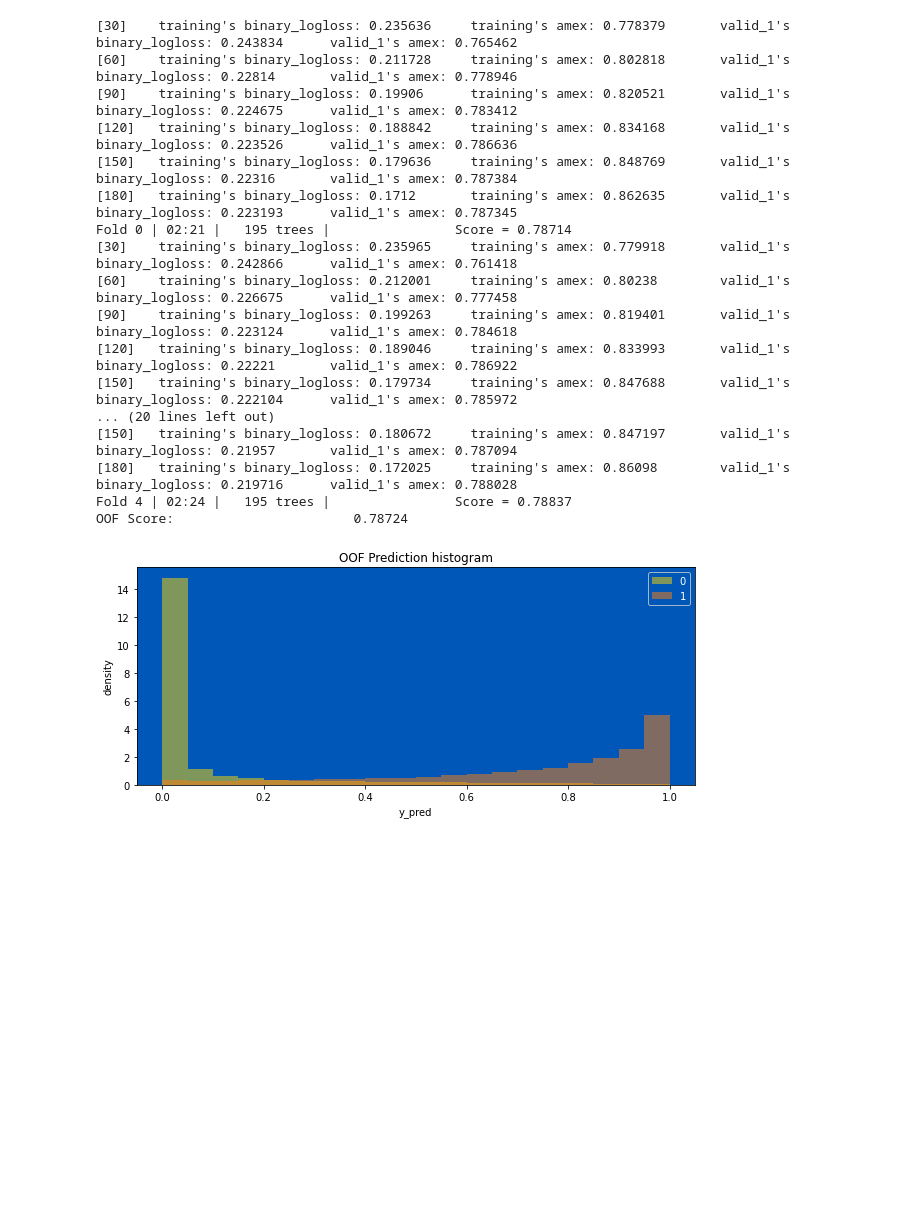
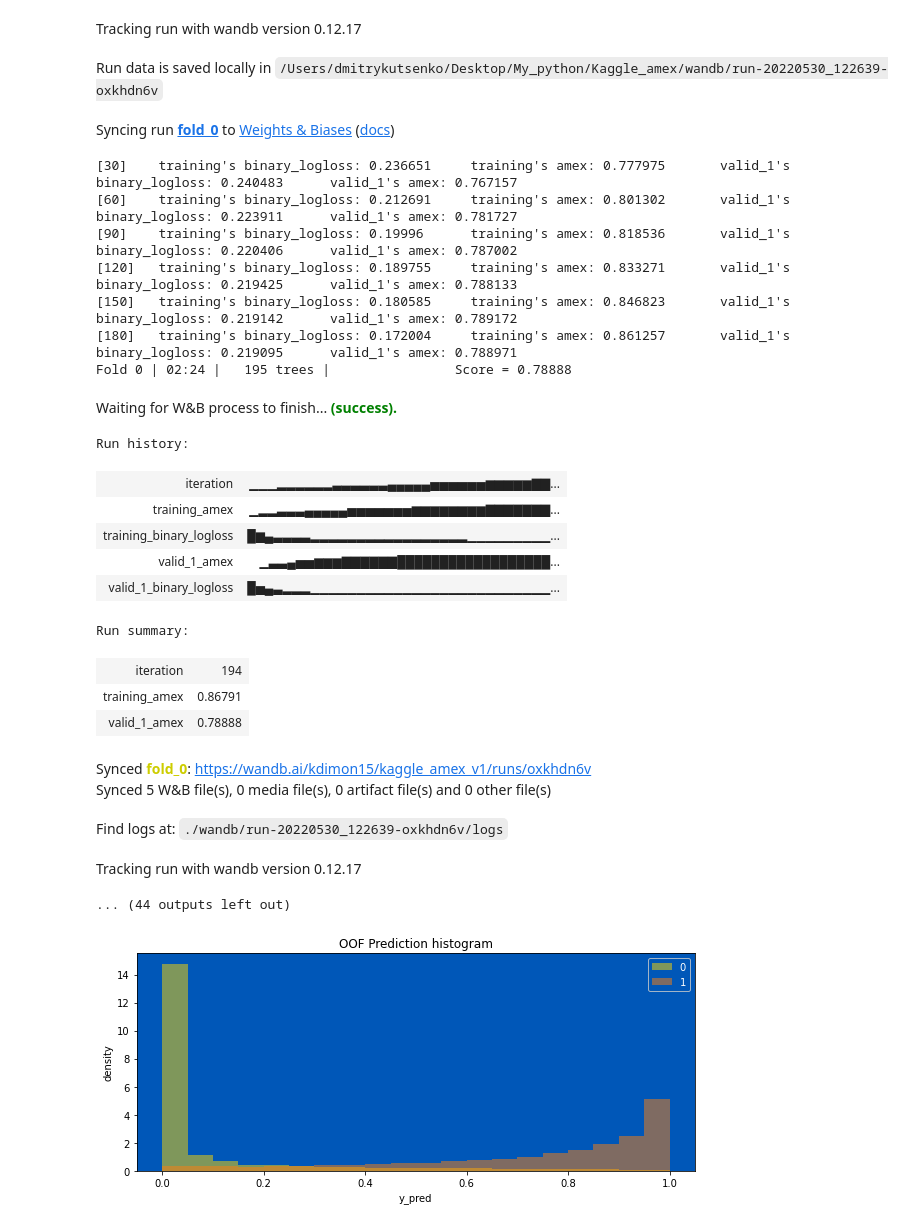
Before and after one commit to kdimon15/kaggle_AMEX, a Jupyter notebook: train.ipynb, the cells around one changed output. Drawn from its saved outputs; the diff is of its cells as text; code cells hidden in the pictures; blank space fills up the shorter version.

```diff
--- a/train.ipynb
+++ b/train.ipynb
@@ -109,65 +134,74 @@ test_data = pd.concat([test_data, df_avg], axis=1)
 # %%
-def my_booster(random_state=1, n_estimators=195):
+def my_booster(random_state=CFG['seed'], n_estimators=CFG['lgbm']['num_estimators']):
     return LGBMClassifier(n_estimators=n_estimators,
-                          min_child_samples=2400,
-                          num_leaves=127,
-                          max_bins=511, random_state=random_state)
-
-ONLY_FIRST_FOLD = False
+                          min_child_samples=CFG['lgbm']['min_child_samples'],
+                          num_leaves=CFG['lgbm']['num_leaves'],
+                          max_bins=CFG['lgbm']['max_bins'], random_state=random_state)
 
 features = [f for f in train_data.columns if f not in ('customer_ID', 'target')]
 
 score_list = []
 y_pred_list = []
-kf = StratifiedKFold(n_splits=5, random_state=777)
+kf = StratifiedKFold(n_splits=CFG['num_folds'], random_state=CFG['seed'], shuffle=True)
 for fold, (idx_tr, idx_va) in enumerate(kf.split(train_data, target)):
     start_time = datetime.datetime.now()
     X_tr = train_data.iloc[idx_tr][features]
     X_va = train_data.iloc[idx_va][features]
     y_tr = target.iloc[idx_tr]
     y_va = target.iloc[idx_va]
 
+    train_ds = lightgbm.Dataset(X_tr, y_tr)
+    valid_ds = lightgbm.Dataset(X_va, y_va)
+
+    wandb.init(project="kaggle_amex_v1", name=f'fold_{fold}', entity="kdimon15", job_type='train', config=CFG)
     model = my_booster()
     with warnings.catch_warnings():
         warnings.filterwarnings('ignore', category=UserWarning)
         model.fit(X_tr, y_tr,
                   eval_set = [(X_tr, y_tr),(X_va, y_va)],
                   eval_metric=[lgb_amex_metric],
-                  callbacks=[log_evaluation(30)])
+                  callbacks=[log_evaluation(30), wandb_callback()])
 
     y_va_pred = model.predict_proba(X_va)[:,1]
     score = amex_metric(y_va.values, y_va_pred)
     n_trees = model.best_iteration_
     if n_trees is None: n_trees = model.n_estimators
     print(f"{Fore.GREEN}{Style.BRIGHT}Fold {fold} | {str(datetime.datetime.now() - start_time)[-12:-7]} |"
           f" {n_trees:5} trees |"
           f"                Score = {score:.5f}{Style.RESET_ALL}")
     score_list.append(score)
+    y_pred_list.append(model.predict_proba(test_data[features])[:,1])
+    gc.collect()
 
-    if INFERENCE:
-        y_pred_list.append(model.predict_proba(test_data[features])[:,1])
-
-    if ONLY_FIRST_FOLD: break # we only want the first fold
-
-print(f"{Fore.GREEN}{Style.BRIGHT}OOF Score:                       {np.mean(score_list):.5f}{Style.RESET_ALL}")
+    wandb.join()
+print(f"{Fore.RED}{Style.BRIGHT}OOF Score:   {np.mean(score_list):.5f}{Style.RESET_ALL}")
 # %% [output]
+Tracking run with wandb version 0.12.17
+Run data is saved locally in /Users/dmitrykutsenko/Desktop/My_python/Kaggle_amex/wandb/run-20220530_122639-oxkhdn6v
+Syncing run fold_0 to Weights & Biases (docs)
-[30]    training's binary_logloss: 0.235636     training's amex: 0.778379       valid_1's binary_logloss: 0.243834      valid_1's amex: 0.765462
-[60]    training's binary_logloss: 0.211728     training's amex: 0.802818       valid_1's binary_logloss: 0.22814       valid_1's amex: 0.778946
-[90]    training's binary_logloss: 0.19906      training's amex: 0.820521       valid_1's binary_logloss: 0.224675      valid_1's amex: 0.783412
-[120]   training's binary_logloss: 0.188842     training's amex: 0.834168       valid_1's binary_logloss: 0.223526      valid_1's amex: 0.786636
-[150]   training's binary_logloss: 0.179636     training's amex: 0.848769       valid_1's binary_logloss: 0.22316       valid_1's amex: 0.787384
-[180]   training's binary_logloss: 0.1712       training's amex: 0.862635       valid_1's binary_logloss: 0.223193      valid_1's amex: 0.787345
-Fold 0 | 02:21 |   195 trees |                Score = 0.78714
-[30]    training's binary_logloss: 0.235965     training's amex: 0.779918       valid_1's binary_logloss: 0.242866      valid_1's amex: 0.761418
-[60]    training's binary_logloss: 0.212001     training's amex: 0.80238        valid_1's binary_logloss: 0.226675      valid_1's amex: 0.777458
-[90]    training's binary_logloss: 0.199263     training's amex: 0.819401       valid_1's binary_logloss: 0.223124      valid_1's amex: 0.784618
-[120]   training's binary_logloss: 0.189046     training's amex: 0.833993       valid_1's binary_logloss: 0.22221       valid_1's amex: 0.786922
-[150]   training's binary_logloss: 0.179734     training's amex: 0.847688       valid_1's binary_logloss: 0.222104      valid_1's amex: 0.785972
-... (20 lines left out)
-[150]   training's binary_logloss: 0.180672     training's amex: 0.847197       valid_1's binary_logloss: 0.21957       valid_1's amex: 0.787094
-[180]   training's binary_logloss: 0.172025     training's amex: 0.86098        valid_1's binary_logloss: 0.219716      valid_1's amex: 0.788028
-Fold 4 | 02:24 |   195 trees |                Score = 0.78837
-OOF Score:                       0.78724
+[30]    training's binary_logloss: 0.236651     training's amex: 0.777975       valid_1's binary_logloss: 0.240483      valid_1's amex: 0.767157
+[60]    training's binary_logloss: 0.212691     training's amex: 0.801302       valid_1's binary_logloss: 0.223911      valid_1's amex: 0.781727
+[90]    training's binary_logloss: 0.19996      training's amex: 0.818536       valid_1's binary_logloss: 0.220406      valid_1's amex: 0.787002
+[120]   training's binary_logloss: 0.189755     training's amex: 0.833271       valid_1's binary_logloss: 0.219425      valid_1's amex: 0.788133
+[150]   training's binary_logloss: 0.180585     training's amex: 0.846823       valid_1's binary_logloss: 0.219142      valid_1's amex: 0.789172
+[180]   training's binary_logloss: 0.172004     training's amex: 0.861257       valid_1's binary_logloss: 0.219095      valid_1's amex: 0.788971
+Fold 0 | 02:24 |   195 trees |                Score = 0.78888
+Waiting for W&B process to finish... (success).
+Run history:
+| iteration | ▁▁▁▂▂▂▂▂▂▃▃▃▃▃▃▄▄▄▄▄▅▅▅▅▅▅▆▆▆▆▆▇▇... |
+| training_amex | ▁▂▂▃▃▃▄▄▄▄▄▅▅▅▅▅▅▅▆▆▆▆▆▆▆▆▇▇▇▇▇▇▇... |
+| training_binary_logloss | █▆▄▃▃▃▃▂▂▂▂▂▂▂▂▂▂▂▂▂▂▂▂▂▁▁▁▁▁▁▁▁▁... |
+| valid_1_amex | ▁▃▃▄▅▅▆▆▆▇▇▇▇▇▇██████████████████... |
+| valid_1_binary_logloss | █▅▄▃▂▂▂▁▁▁▁▁▁▁▁▁▁▁▁▁▁▁▁▁▁▁▁▁▁▁▁▁▁... |
+Run summary:
+| iteration | 194 |
+| training_amex | 0.86791 |
+| valid_1_amex | 0.78888 |
+Synced fold_0: https://wandb.ai/kdimon15/kaggle_amex_v1/runs/oxkhdn6v
+Synced 5 W&B file(s), 0 media file(s), 0 artifact file(s) and 0 other file(s)
+Find logs at: ./wandb/run-20220530_122639-oxkhdn6v/logs
+Tracking run with wandb version 0.12.17
+... (44 outputs left out)
 # %%
 plt.figure(figsize=(10, 4))
 plt.hist(y_va_pred[y_va == 0], bins=np.linspace(0, 1, 21),
```
Also changed, not shown: parts of 6 cells of this notebook, 1 other file.
